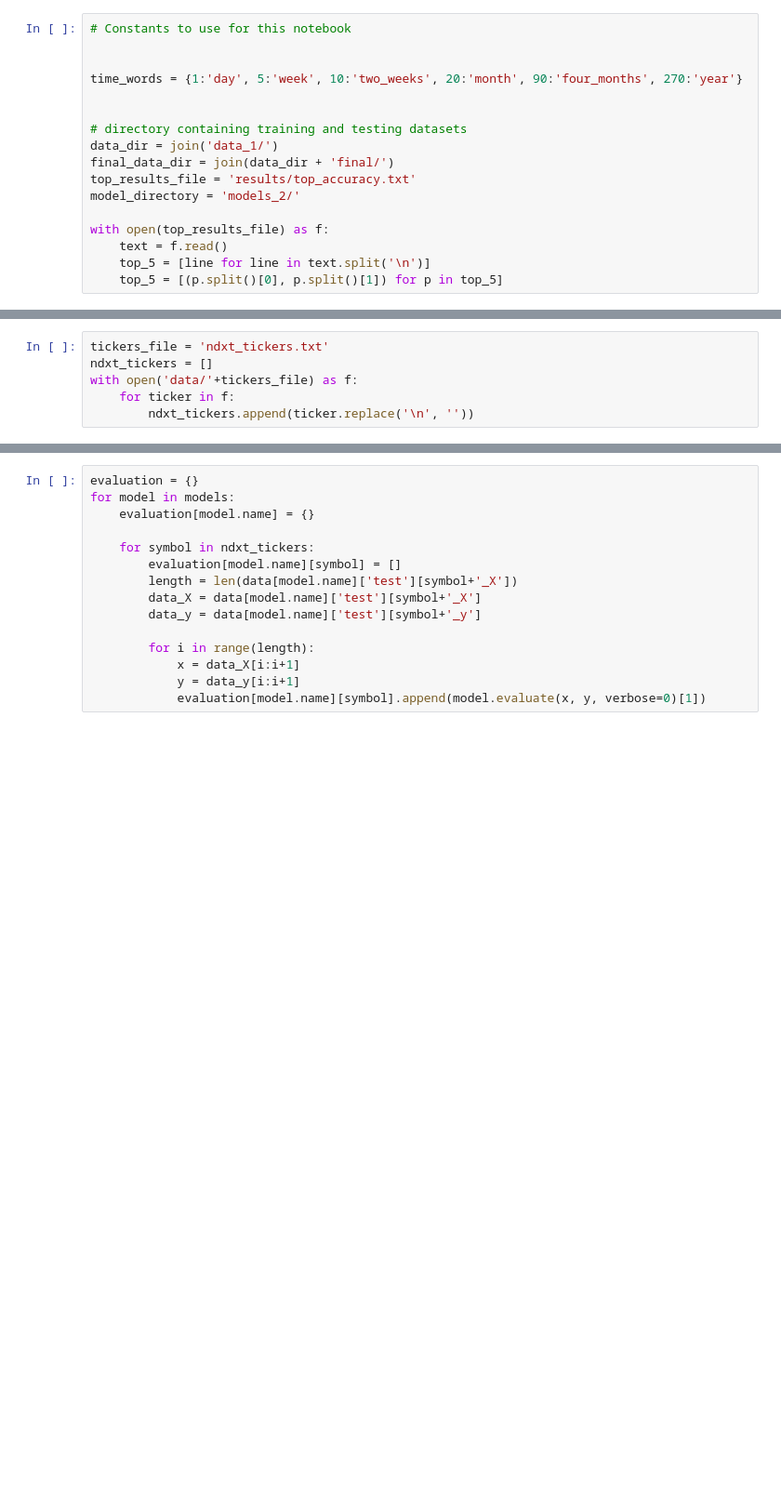
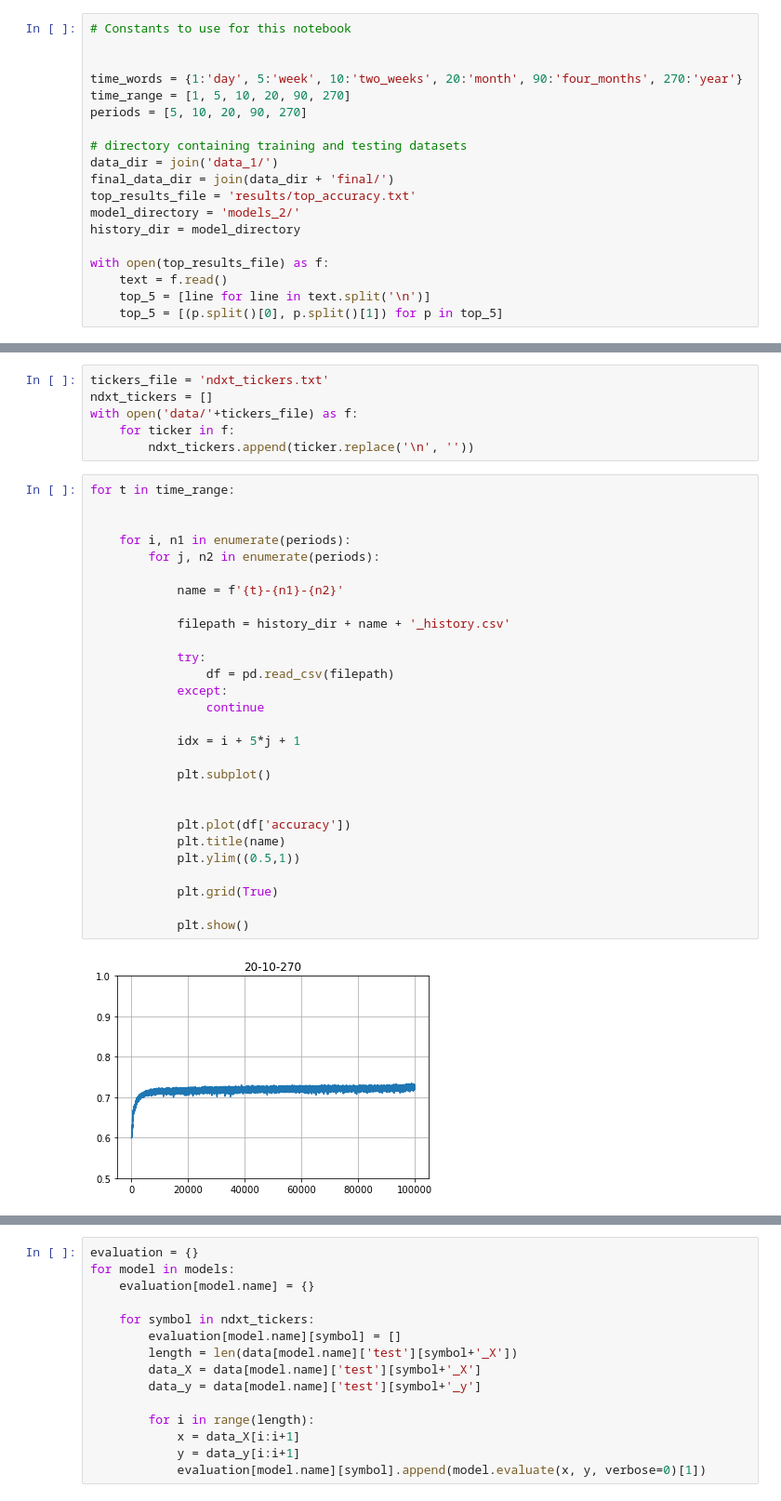
Before and after one commit to jjac111/Stock-Trend-Predictor, a Jupyter notebook: Model Retraining - Improved.ipynb, the cells around one changed output, grey strips where cells are left out. Shown: that part at 93% size. Saved outputs shown, nothing was run; the diff lists cells and outputs as text; blank space fills up the shorter version.

```diff
--- a/Model Retraining - Improved.ipynb
+++ b/Model Retraining - Improved.ipynb
@@ -30,13 +30,15 @@ def allDone():
 
 
 time_words = {1:'day', 5:'week', 10:'two_weeks', 20:'month', 90:'four_months', 270:'year'}
-
+time_range = [1, 5, 10, 20, 90, 270]
+periods = [5, 10, 20, 90, 270]
 
 # directory containing training and testing datasets
 data_dir = join('data_1/')
 final_data_dir = join(data_dir + 'final/')
 top_results_file = 'results/top_accuracy.txt'
 model_directory = 'models_2/'
+history_dir = model_directory
 
 with open(top_results_file) as f:
     text = f.read()
@@ -313,3 +315,33 @@ ndxt_tickers = []
 with open('data/'+tickers_file) as f:
     for ticker in f:
         ndxt_tickers.append(ticker.replace('\n', ''))
+# %%
+for t in time_range:
+
+
+    for i, n1 in enumerate(periods):
+        for j, n2 in enumerate(periods):
+
+            name = f'{t}-{n1}-{n2}'
+
+            filepath = history_dir + name + '_history.csv'
+
+            try:
+                df = pd.read_csv(filepath)
+            except:
+                continue
+
+            idx = i + 5*j + 1
+
+            plt.subplot()
+
+
+            plt.plot(df['accuracy'])
+            plt.title(name)
+            plt.ylim((0.5,1))
+
+            plt.grid(True)
+
+            plt.show()
+# %% [output]
+[figure, added]
```
Also changed, not shown: parts of 5 cells of this notebook, 9 other files.
